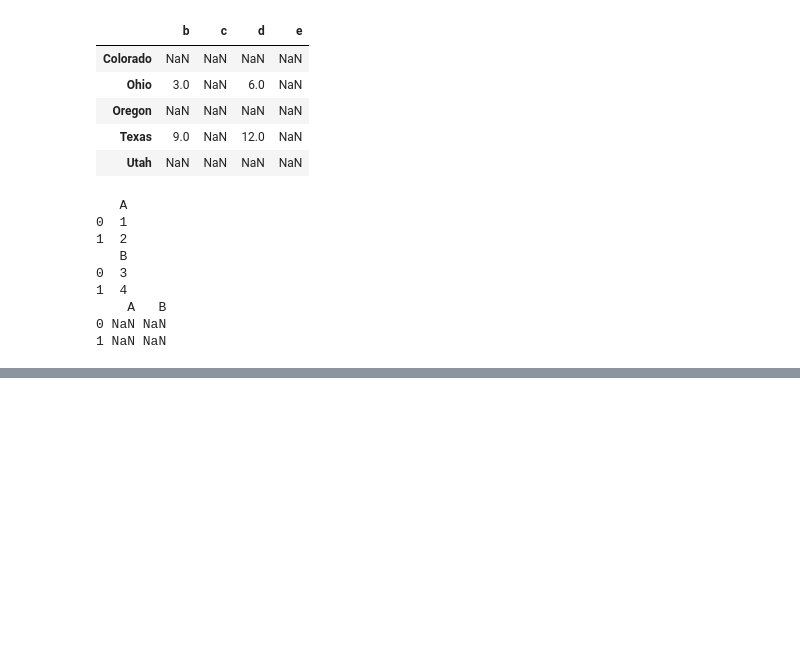
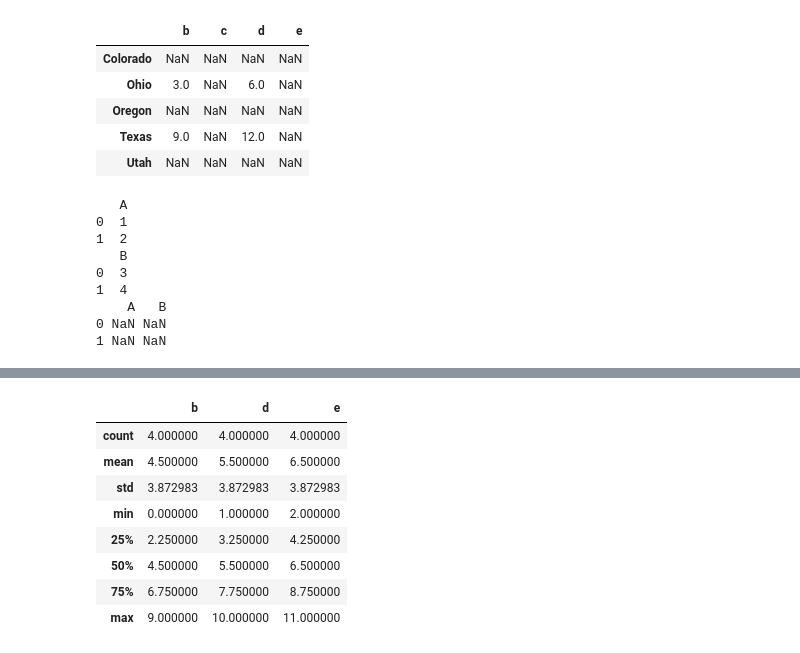
Before and after one commit to SoongMoo/soldesk20250823, a Jupyter notebook: pandas.ipynb, the cells around one changed output, grey strips where cells are left out. Saved outputs shown, nothing was run; the diff lists cells and outputs as text; code cells hidden in the pictures; blank space fills up the shorter version.

```diff
--- a/pandas.ipynb
+++ b/pandas.ipynb
@@ -869,0 +1075,8 @@ print(df1 + df2)
+# %%
+frame = pd.DataFrame(np.arange(12.).reshape((4, 3)),
+                     columns=list("bde"),
+                     index=["Utah", "Ohio", "Texas", "Oregon"])
+print(frame)
+print(frame.sum())
+print(frame.sum(axis = 'index'))
+print(frame.sum(axis = 'columns'))
@@ -869,0 +1140,12 @@ print(df1 + df2)
+# %%
+frame.describe()
+# %% [output]
+|  | b | d | e |
+| count | 4.000000 | 4.000000 | 4.000000 |
+| mean | 4.500000 | 5.500000 | 6.500000 |
+| std | 3.872983 | 3.872983 | 3.872983 |
+| min | 0.000000 | 1.000000 | 2.000000 |
+| 25% | 2.250000 | 3.250000 | 4.250000 |
+| 50% | 4.500000 | 5.500000 | 6.500000 |
+| 75% | 6.750000 | 7.750000 | 8.750000 |
+| max | 9.000000 | 10.000000 | 11.000000 |
```
Also changed, not shown: parts of 51 cells of this notebook.
